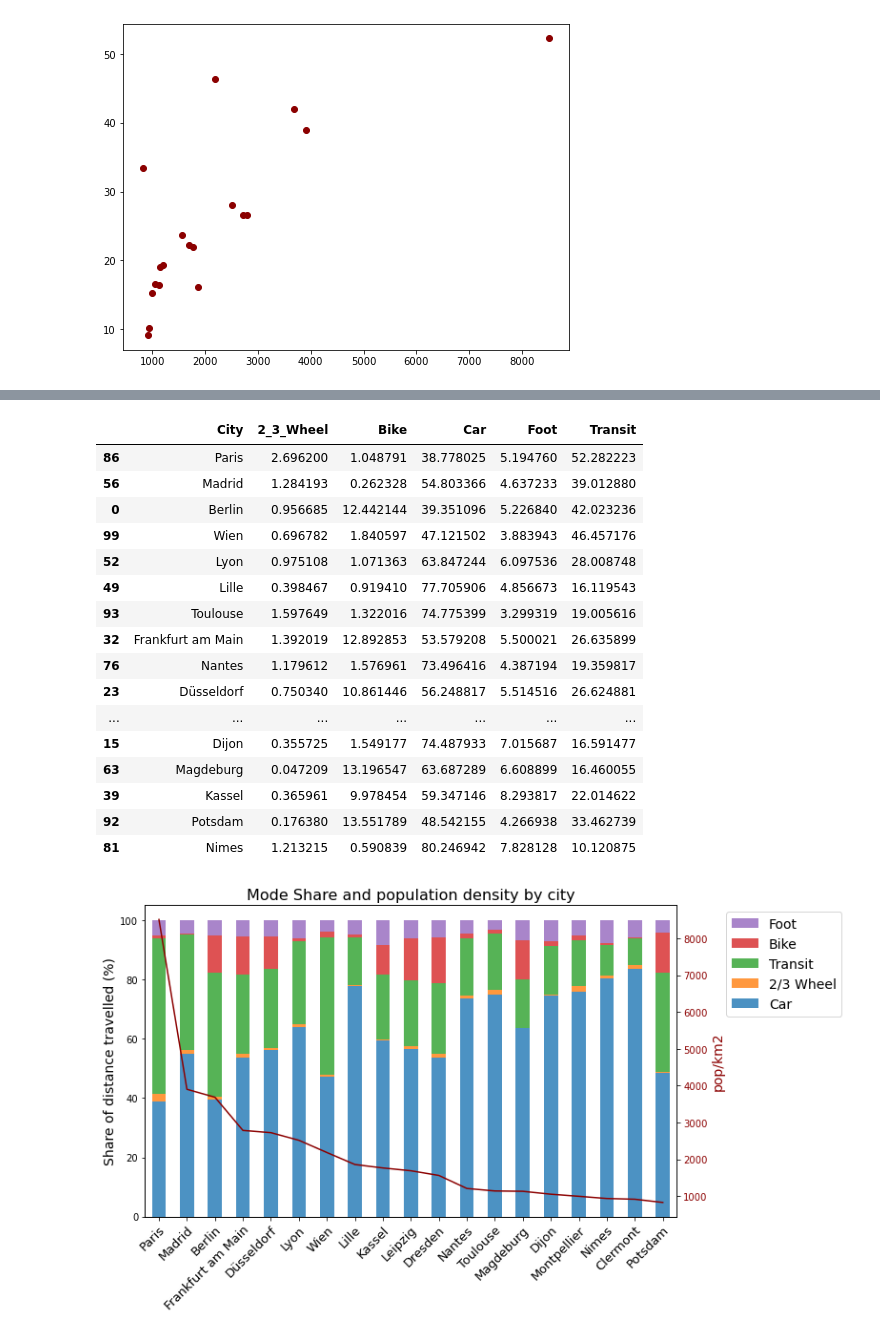
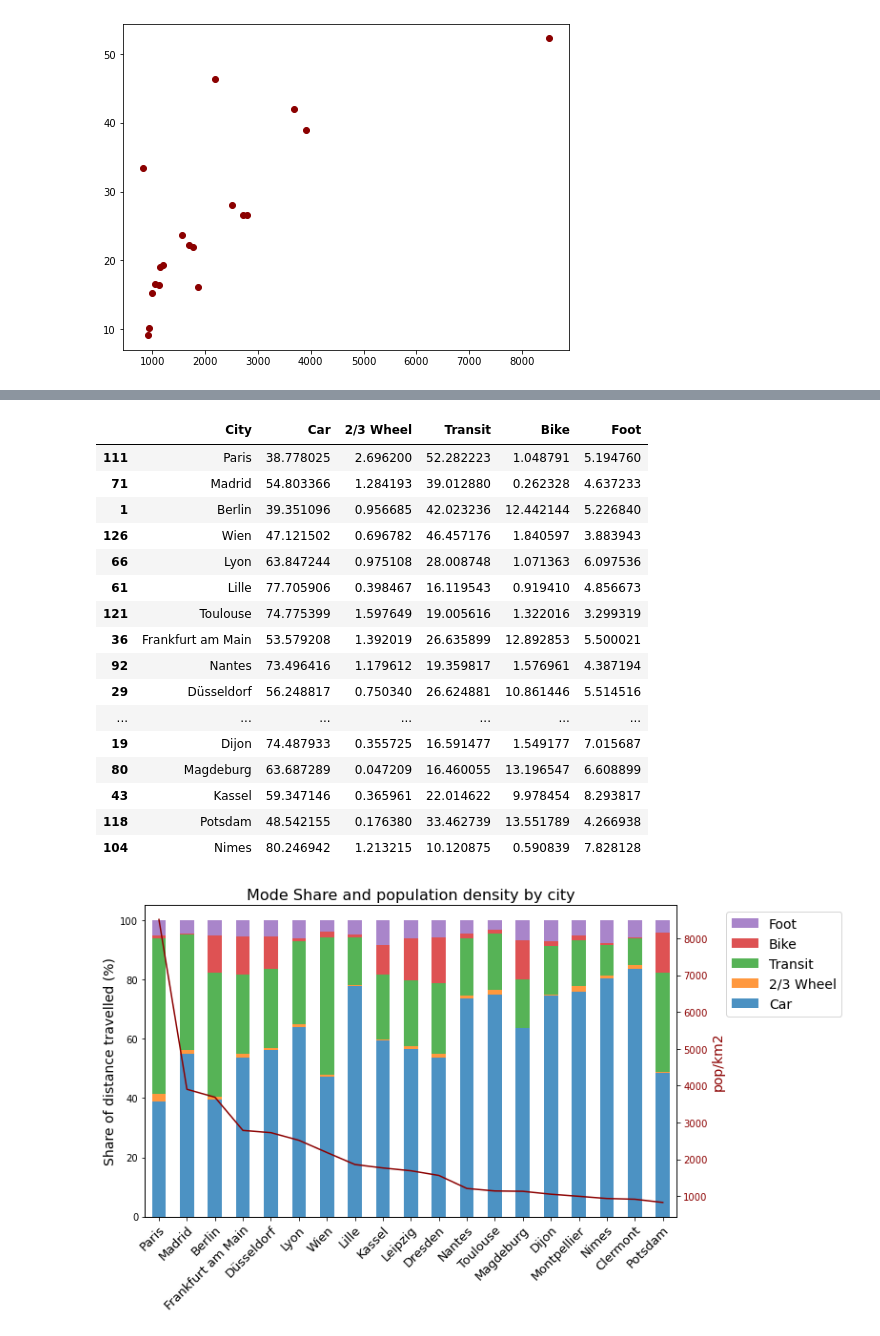
Before and after one commit to peterberr/sufficcs_mobility, a Jupyter notebook: code/plot_modeshare.ipynb, the cells around one changed output, grey strips where cells are left out. Drawn from its saved outputs; the diff is of its cells as text; code cells hidden in the pictures.

```diff
--- a/code/plot_modeshare.ipynb
+++ b/code/plot_modeshare.ipynb
@@ -243,28 +394,30 @@ df_mode
 # %%
 df_plot2=pd.pivot(df_mode,index='City',columns='Mode',values='Mode_Share').reset_index()
 df_plot2=df_plot2.merge(df_all.loc[:,['City','Pop.']])
 df_plot2.sort_values(by='Pop.',ascending=False,inplace=True)
 df_plot2.drop(columns=['Pop.','All'],inplace=True)
 df_plot2.drop_duplicates(inplace=True)
+df_plot2.rename(columns={'2_3_Wheel':'2/3 Wheel'}, inplace=True)
+df_plot2=df_plot2.loc[:,['City','Car','2/3 Wheel','Transit','Bike','Foot']]
 df_plot2
 # %% [output]
-|  | City | 2_3_Wheel | Bike | Car | Foot | Transit |
-| 86 | Paris | 2.696200 | 1.048791 | 38.778025 | 5.194760 | 52.282223 |
-| 56 | Madrid | 1.284193 | 0.262328 | 54.803366 | 4.637233 | 39.012880 |
-| 0 | Berlin | 0.956685 | 12.442144 | 39.351096 | 5.226840 | 42.023236 |
-| 99 | Wien | 0.696782 | 1.840597 | 47.121502 | 3.883943 | 46.457176 |
-| 52 | Lyon | 0.975108 | 1.071363 | 63.847244 | 6.097536 | 28.008748 |
-| 49 | Lille | 0.398467 | 0.919410 | 77.705906 | 4.856673 | 16.119543 |
-| 93 | Toulouse | 1.597649 | 1.322016 | 74.775399 | 3.299319 | 19.005616 |
-| 32 | Frankfurt am Main | 1.392019 | 12.892853 | 53.579208 | 5.500021 | 26.635899 |
-| 76 | Nantes | 1.179612 | 1.576961 | 73.496416 | 4.387194 | 19.359817 |
-| 23 | Düsseldorf | 0.750340 | 10.861446 | 56.248817 | 5.514516 | 26.624881 |
+|  | City | Car | 2/3 Wheel | Transit | Bike | Foot |
+| 111 | Paris | 38.778025 | 2.696200 | 52.282223 | 1.048791 | 5.194760 |
+| 71 | Madrid | 54.803366 | 1.284193 | 39.012880 | 0.262328 | 4.637233 |
+| 1 | Berlin | 39.351096 | 0.956685 | 42.023236 | 12.442144 | 5.226840 |
+| 126 | Wien | 47.121502 | 0.696782 | 46.457176 | 1.840597 | 3.883943 |
+| 66 | Lyon | 63.847244 | 0.975108 | 28.008748 | 1.071363 | 6.097536 |
+| 61 | Lille | 77.705906 | 0.398467 | 16.119543 | 0.919410 | 4.856673 |
+| 121 | Toulouse | 74.775399 | 1.597649 | 19.005616 | 1.322016 | 3.299319 |
+| 36 | Frankfurt am Main | 53.579208 | 1.392019 | 26.635899 | 12.892853 | 5.500021 |
+| 92 | Nantes | 73.496416 | 1.179612 | 19.359817 | 1.576961 | 4.387194 |
+| 29 | Düsseldorf | 56.248817 | 0.750340 | 26.624881 | 10.861446 | 5.514516 |
 | ... | ... | ... | ... | ... | ... | ... |
-| 15 | Dijon | 0.355725 | 1.549177 | 74.487933 | 7.015687 | 16.591477 |
-| 63 | Magdeburg | 0.047209 | 13.196547 | 63.687289 | 6.608899 | 16.460055 |
-| 39 | Kassel | 0.365961 | 9.978454 | 59.347146 | 8.293817 | 22.014622 |
-| 92 | Potsdam | 0.176380 | 13.551789 | 48.542155 | 4.266938 | 33.462739 |
-| 81 | Nimes | 1.213215 | 0.590839 | 80.246942 | 7.828128 | 10.120875 |
+| 19 | Dijon | 74.487933 | 0.355725 | 16.591477 | 1.549177 | 7.015687 |
+| 80 | Magdeburg | 63.687289 | 0.047209 | 16.460055 | 13.196547 | 6.608899 |
+| 43 | Kassel | 59.347146 | 0.365961 | 22.014622 | 9.978454 | 8.293817 |
+| 118 | Potsdam | 48.542155 | 0.176380 | 33.462739 | 13.551789 | 4.266938 |
+| 104 | Nimes | 80.246942 | 1.213215 | 10.120875 | 0.590839 | 7.828128 |
 # %%
 fig, ax1 = plt.subplots(figsize=(10,6))
 df_plot.plot(kind='bar', stacked=True,ax=ax1,alpha=0.8)
```
Also changed, not shown: parts of 29 cells of this notebook, 45 other files.
